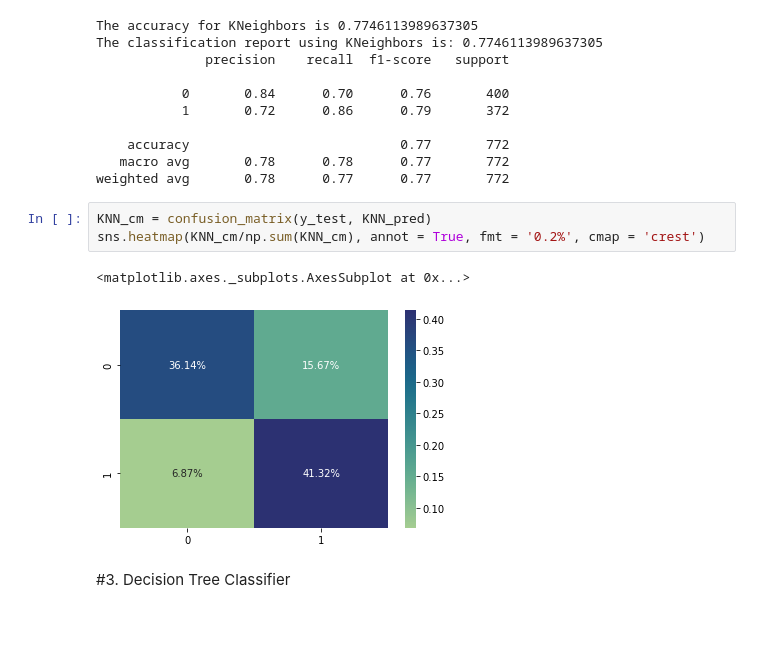
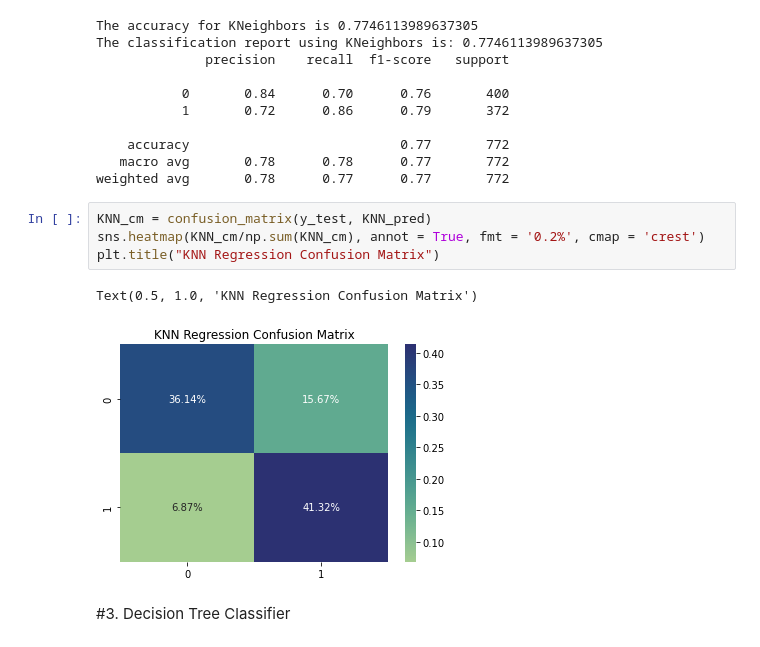
Before and after one commit to annsam0115/Water-Classification-Capstone-Project, a Jupyter notebook: CIND820_CapstoneProject_ASAM.ipynb, the cells around one changed output. Cells and saved outputs as stored; diff of their text form.

```diff
--- a/CIND820_CapstoneProject_ASAM.ipynb
+++ b/CIND820_CapstoneProject_ASAM.ipynb
@@ -525,9 +564,10 @@ weighted avg       0.78      0.77      0.77       772
 # %%
 KNN_cm = confusion_matrix(y_test, KNN_pred)
 sns.heatmap(KNN_cm/np.sum(KNN_cm), annot = True, fmt = '0.2%', cmap = 'crest')
+plt.title("KNN Regression Confusion Matrix")
 # %% [output]
-<matplotlib.axes._subplots.AxesSubplot at 0x...>
+Text(0.5, 1.0, 'KNN Regression Confusion Matrix')
-[figure, old version]
+[figure, new version]
 # %% [markdown]
 #3. Decision Tree Classifier
 # %%
```
Also changed, not shown: parts of 19 cells of this notebook.
